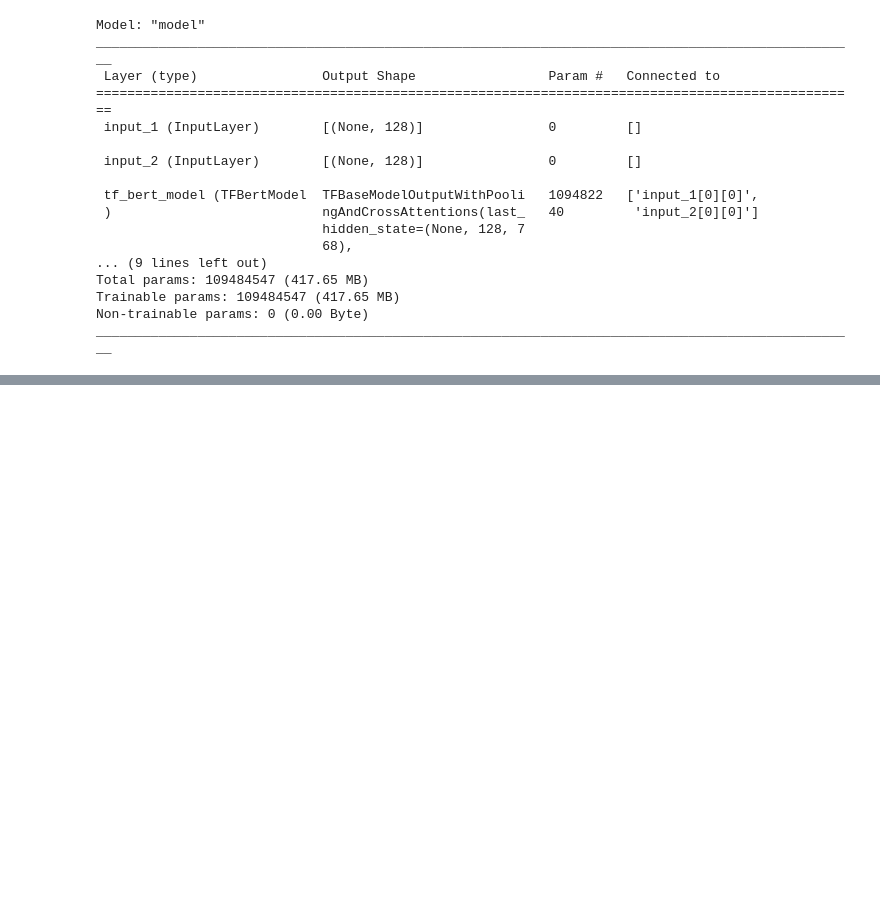
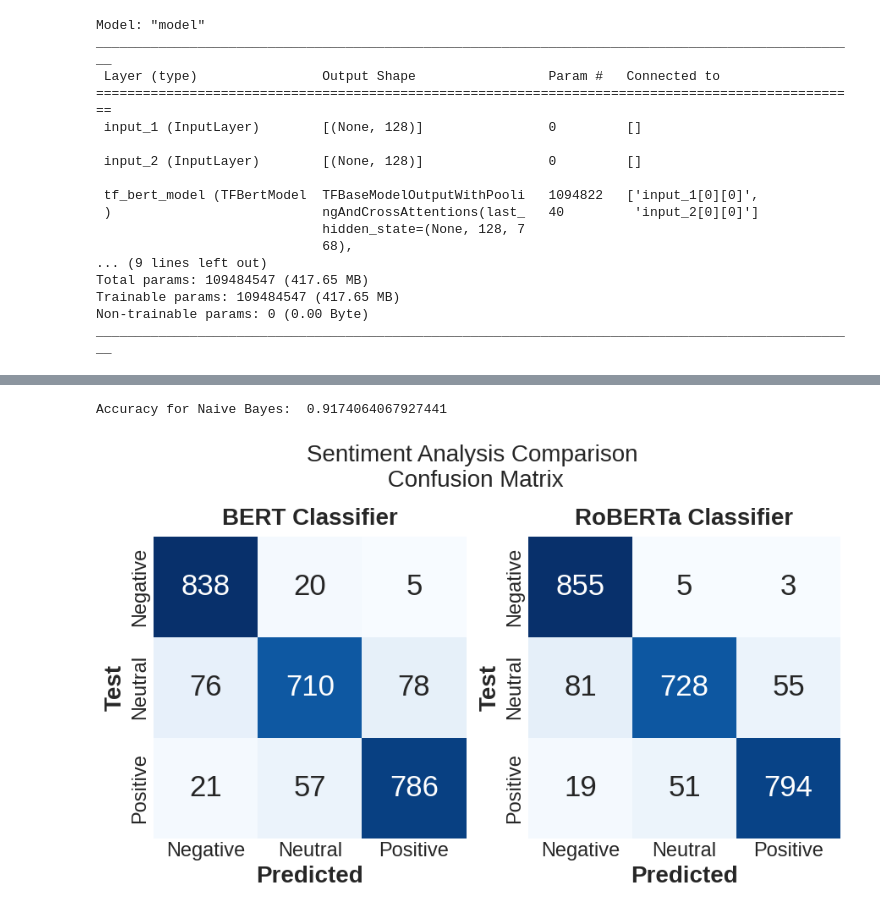
Before and after one commit to jasonh14/bert_roberta_financial_sentiment_analysis, a Jupyter notebook: aol_nlp.ipynb, the cells around one changed output, grey strips where cells are left out. Drawn from its saved outputs; the diff is of its cells as text; code cells hidden in the pictures; blank space fills up the shorter version.

```diff
--- a/aol_nlp.ipynb
+++ b/aol_nlp.ipynb
@@ -518,0 +645,30 @@ weighted avg       0.92      0.92      0.91      2591
+# %%
+print('Accuracy for Naive Bayes: ', accuracy_score(y_test, y_pred_roberta))
+# %% [output]
+Accuracy for Naive Bayes:  0.9174064067927441
+# %%
+fig, ax = plt.subplots(1,2,figsize=(9,5.5))
+
+labels = ['Negative', 'Neutral', 'Positive']
+plt.suptitle('Sentiment Analysis Comparison\n Confusion Matrix', fontsize=20)
+
+
+sns.heatmap(confusion_matrix(y_test.argmax(1),y_pred_bert.argmax(1)), annot=True, cmap="Blues", fmt='g', cbar=False, ax=ax[0], annot_kws={"size":25})
+
+ax[0].set_title('BERT Classifier', fontsize=20)
+ax[0].set_yticklabels(labels, fontsize=17);
+ax[0].set_xticklabels(labels, fontsize=17);
+ax[0].set_ylabel('Test', fontsize=20)
+ax[0].set_xlabel('Predicted', fontsize=20)
+
+sns.heatmap(confusion_matrix(y_test.argmax(1),y_pred_roberta.argmax(1)), annot=True, cmap="Blues", fmt='g', cbar=False, ax=ax[1], annot_kws={"size":25})
+ax[1].set_title('RoBERTa Classifier', fontsize=20)
+ax[1].set_yticklabels(labels, fontsize=17);
+ax[1].set_xticklabels(labels, fontsize=17);
+ax[1].set_ylabel('Test', fontsize=20)
+ax[1].set_xlabel('Predicted', fontsize=20)
+
+
+plt.show()
+# %% [output]
+[figure, added]
```
Also changed, not shown: parts of 31 cells of this notebook.
